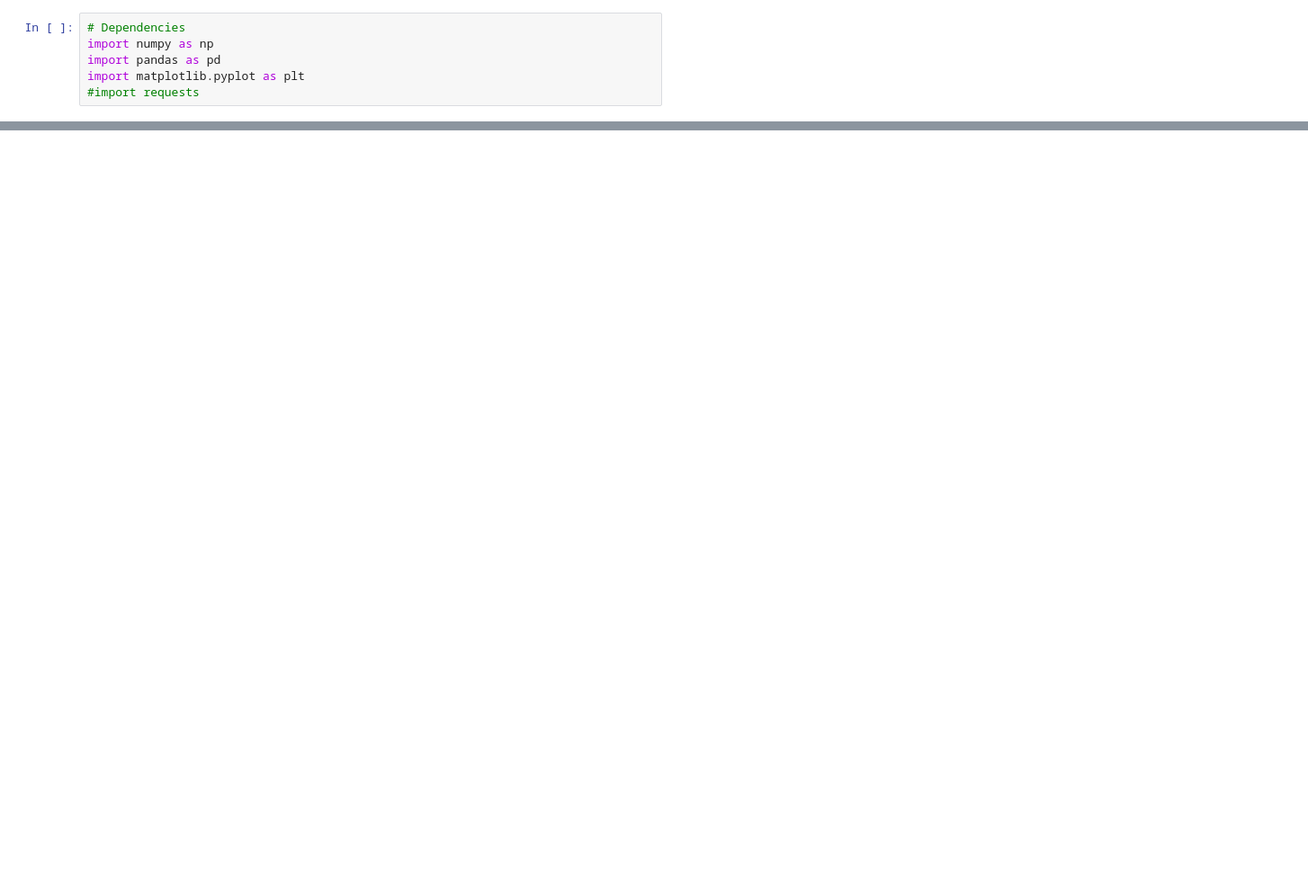
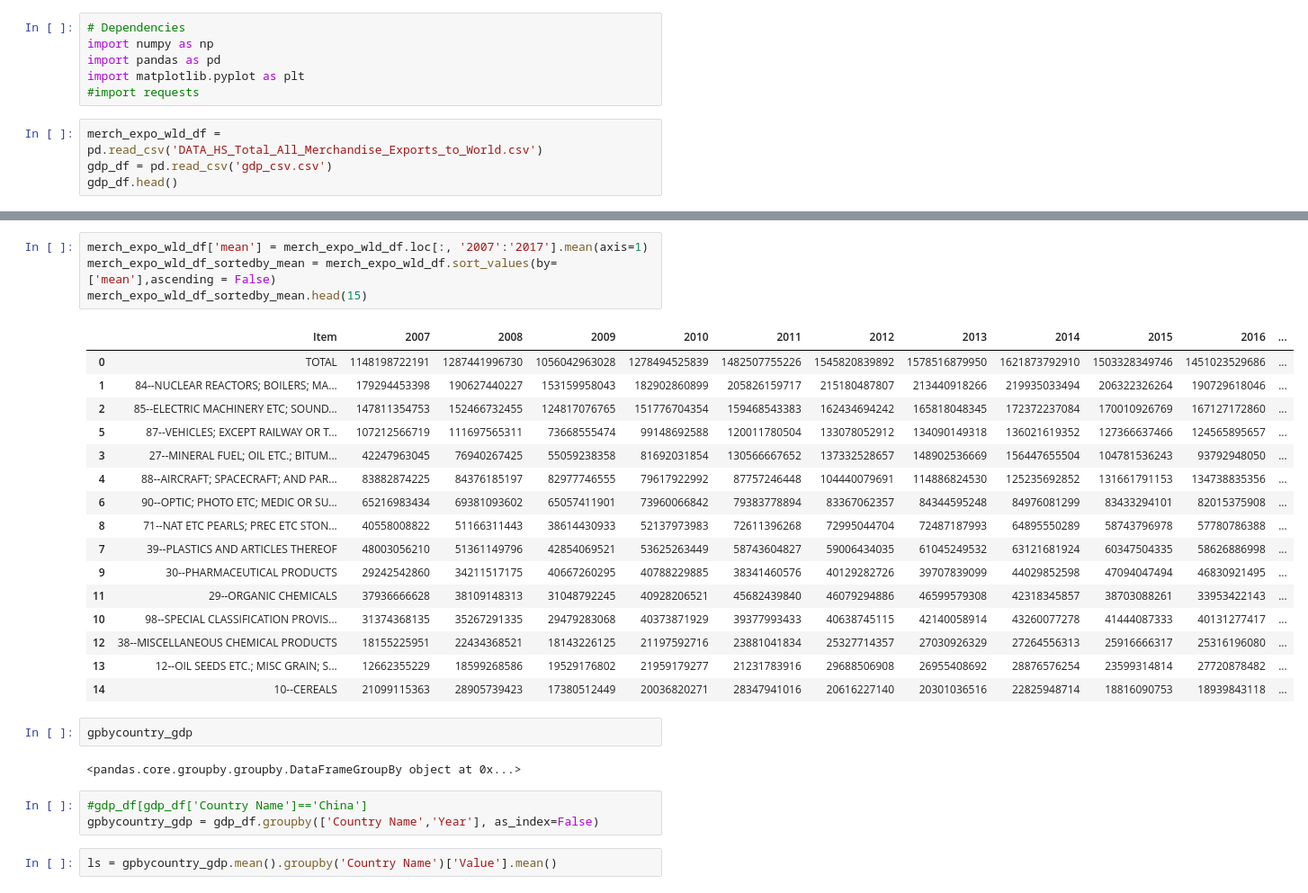
Before and after one commit to 8135tao/US-import-export, a Jupyter notebook: tao_expo_china_test.ipynb, the cells around one changed output, grey strips where cells are left out. Shown at 90% size. Cells and saved outputs as stored; diff of their text form; blank space fills up the shorter version.

```diff
--- a/tao_expo_china_test.ipynb
+++ b/tao_expo_china_test.ipynb
@@ -4,3 +4,7 @@ import numpy as np
 import pandas as pd
 import matplotlib.pyplot as plt
 #import requests
+# %%
+merch_expo_wld_df = pd.read_csv('DATA_HS_Total_All_Merchandise_Exports_to_World.csv')
+gdp_df = pd.read_csv('gdp_csv.csv')
+gdp_df.head()
@@ -6,0 +29,30 @@ import matplotlib.pyplot as plt
+# %%
+merch_expo_wld_df['mean'] = merch_expo_wld_df.loc[:, '2007':'2017'].mean(axis=1)
+merch_expo_wld_df_sortedby_mean = merch_expo_wld_df.sort_values(by=['mean'],ascending = False)
+merch_expo_wld_df_sortedby_mean.head(15)
+# %% [output]
+|  | Item | 2007 | 2008 | 2009 | 2010 | 2011 | 2012 | 2013 | 2014 | 2015 | 2016 | ... |
+| 0 | TOTAL | 1148198722191 | 1287441996730 | 1056042963028 | 1278494525839 | 1482507755226 | 1545820839892 | 1578516879950 | 1621873792910 | 1503328349746 | 1451023529686 | ... |
+| 1 | 84--NUCLEAR REACTORS; BOILERS; MA... | 179294453398 | 190627440227 | 153159958043 | 182902860899 | 205826159717 | 215180487807 | 213440918266 | 219935033494 | 206322326264 | 190729618046 | ... |
+| 2 | 85--ELECTRIC MACHINERY ETC; SOUND... | 147811354753 | 152466732455 | 124817076765 | 151776704354 | 159468543383 | 162434694242 | 165818048345 | 172372237084 | 170010926769 | 167127172860 | ... |
+| 5 | 87--VEHICLES; EXCEPT RAILWAY OR T... | 107212566719 | 111697565311 | 73668555474 | 99148692588 | 120011780504 | 133078052912 | 134090149318 | 136021619352 | 127366637466 | 124565895657 | ... |
+| 3 | 27--MINERAL FUEL; OIL ETC.; BITUM... | 42247963045 | 76940267425 | 55059238358 | 81692031854 | 130566667652 | 137332528657 | 148902536669 | 156447655504 | 104781536243 | 93792948050 | ... |
+| 4 | 88--AIRCRAFT; SPACECRAFT; AND PAR... | 83882874225 | 84376185197 | 82977746555 | 79617922992 | 87757246448 | 104440079691 | 114886824530 | 125235692852 | 131661791153 | 134738835356 | ... |
+| 6 | 90--OPTIC; PHOTO ETC; MEDIC OR SU... | 65216983434 | 69381093602 | 65057411901 | 73960066842 | 79383778894 | 83367062357 | 84344595248 | 84976081299 | 83433294101 | 82015375908 | ... |
+| 8 | 71--NAT ETC PEARLS; PREC ETC STON... | 40558008822 | 51166311443 | 38614430933 | 52137973983 | 72611396268 | 72995044704 | 72487187993 | 64895550289 | 58743796978 | 57780786388 | ... |
+| 7 | 39--PLASTICS AND ARTICLES THEREOF | 48003056210 | 51361149796 | 42854069521 | 53625263449 | 58743604827 | 59006434035 | 61045249532 | 63121681924 | 60347504335 | 58626886998 | ... |
+| 9 | 30--PHARMACEUTICAL PRODUCTS | 29242542860 | 34211517175 | 40667260295 | 40788229885 | 38341460576 | 40129282726 | 39707839099 | 44029852598 | 47094047494 | 46830921495 | ... |
+| 11 | 29--ORGANIC CHEMICALS | 37936666628 | 38109148313 | 31048792245 | 40928206521 | 45682439840 | 46079294886 | 46599579308 | 42318345857 | 38703088261 | 33953422143 | ... |
+| 10 | 98--SPECIAL CLASSIFICATION PROVIS... | 31374368135 | 35267291335 | 29479283068 | 40373871929 | 39377993433 | 40638745115 | 42140058914 | 43260077278 | 41444087333 | 40131277417 | ... |
+| 12 | 38--MISCELLANEOUS CHEMICAL PRODUCTS | 18155225951 | 22434368521 | 18143226125 | 21197592716 | 23881041834 | 25327714357 | 27030926329 | 27264556313 | 25916666317 | 25316196080 | ... |
+| 13 | 12--OIL SEEDS ETC.; MISC GRAIN; S... | 12662355229 | 18599268586 | 19529176802 | 21959179277 | 21231783916 | 29688506908 | 26955408692 | 28876576254 | 23599314814 | 27720878482 | ... |
+| 14 | 10--CEREALS | 21099115363 | 28905739423 | 17380512449 | 20036820271 | 28347941016 | 20616227140 | 20301036516 | 22825948714 | 18816090753 | 18939843118 | ... |
+# %%
+gpbycountry_gdp
+# %% [output]
+<pandas.core.groupby.groupby.DataFrameGroupBy object at 0x...>
+# %%
+#gdp_df[gdp_df['Country Name']=='China']
+gpbycountry_gdp = gdp_df.groupby(['Country Name','Year'], as_index=False)
+# %%
+ls = gpbycountry_gdp.mean().groupby('Country Name')['Value'].mean()
```
Also changed, not shown: parts of 11 cells of this notebook, 1 other file.
